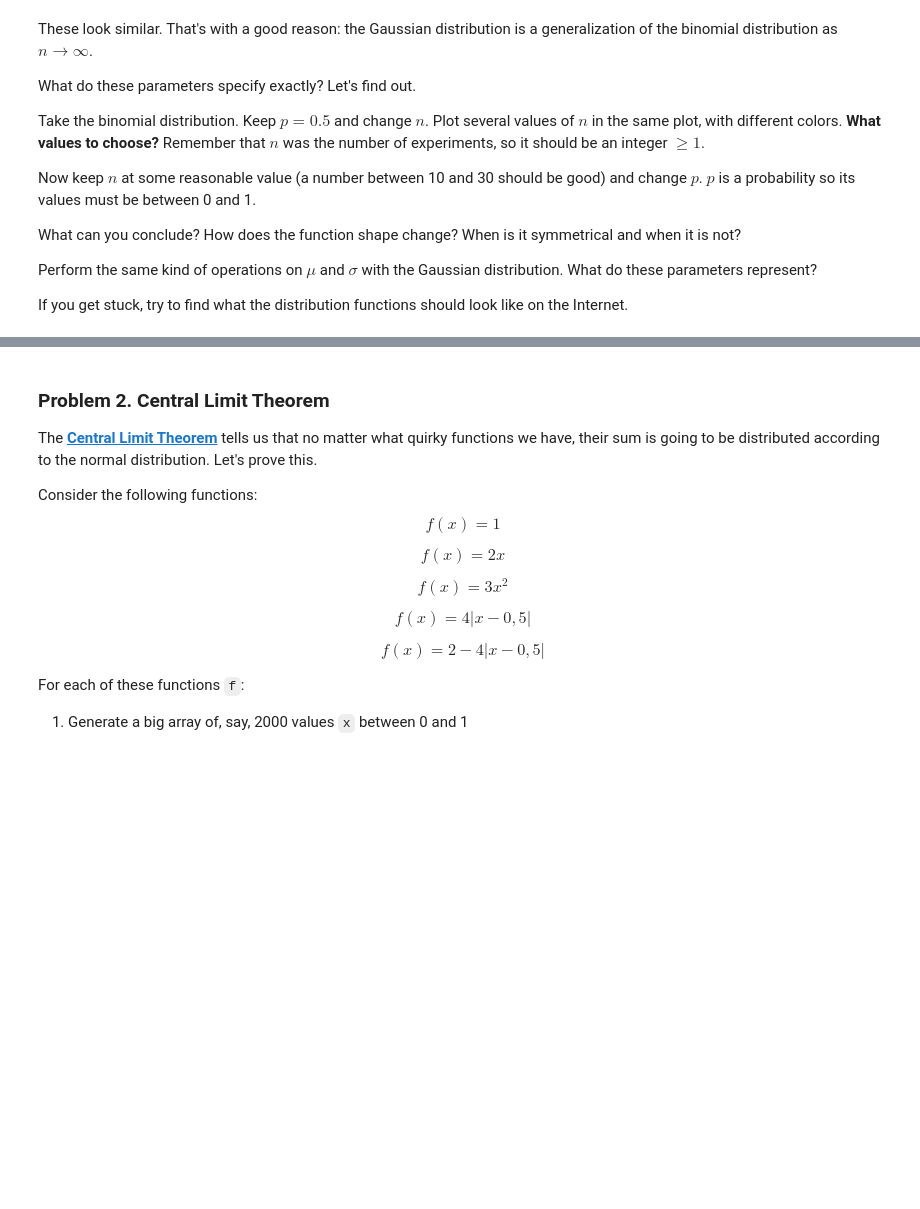
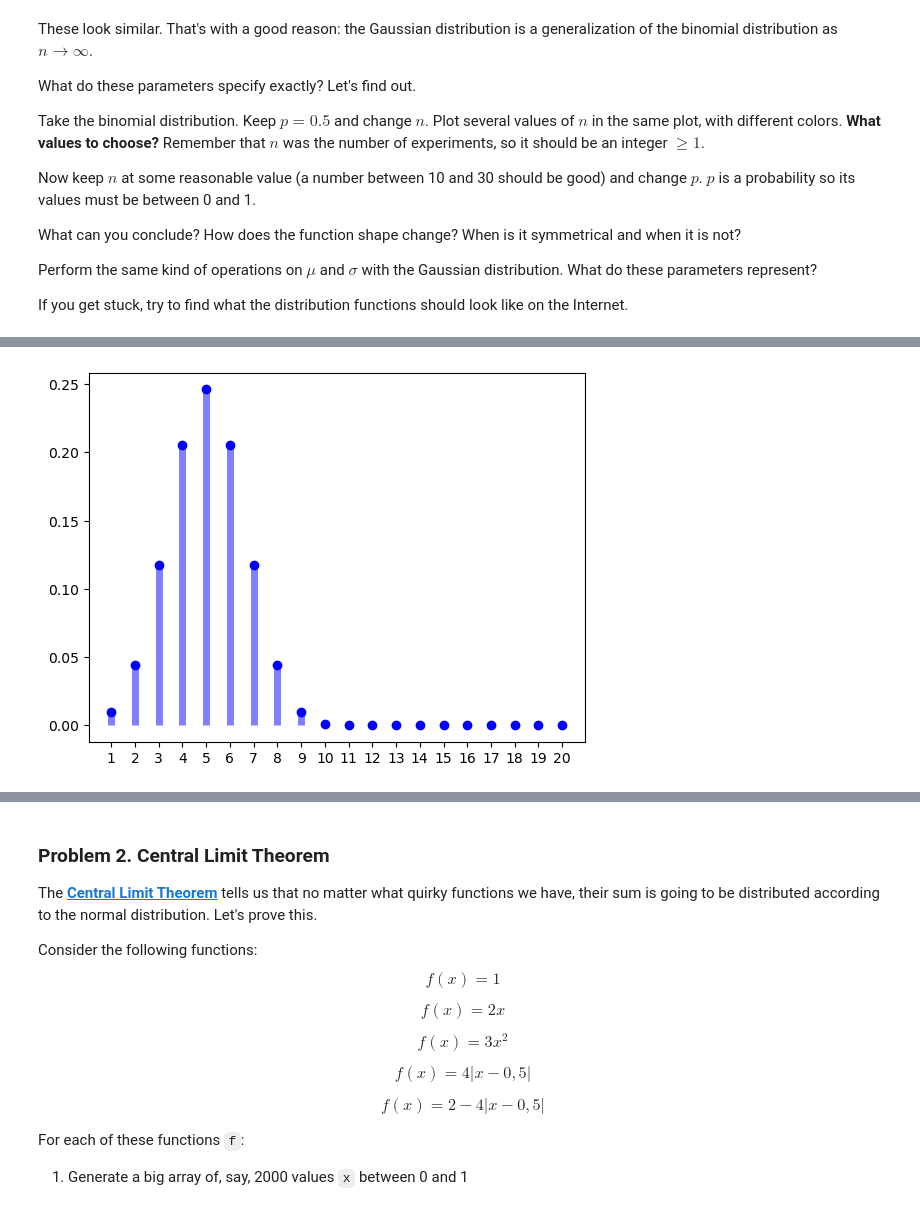
Before and after one commit to vessln/Math_concepts_for_developers, a Jupyter notebook: 5.Probability-and-Combinatorics-Exercise/Probability and Combinatorics Exercise.ipynb, the cells around one changed output, grey strips where cells are left out. Saved outputs shown, nothing was run; the diff lists cells and outputs as text; code cells hidden in the pictures; blank space fills up the shorter version.

```diff
--- a/5.Probability-and-Combinatorics-Exercise/Probability and Combinatorics Exercise.ipynb
+++ b/5.Probability-and-Combinatorics-Exercise/Probability and Combinatorics Exercise.ipynb
@@ -67,0 +80,4 @@ If you get stuck, try to find what the distribution functions should look like o
+# %%
+plot_binomial_distribution(x_binomial, n=10, p=0.5)
+# %% [output]
+[figure, added]
```
Also changed, not shown: parts of 33 cells of this notebook.
